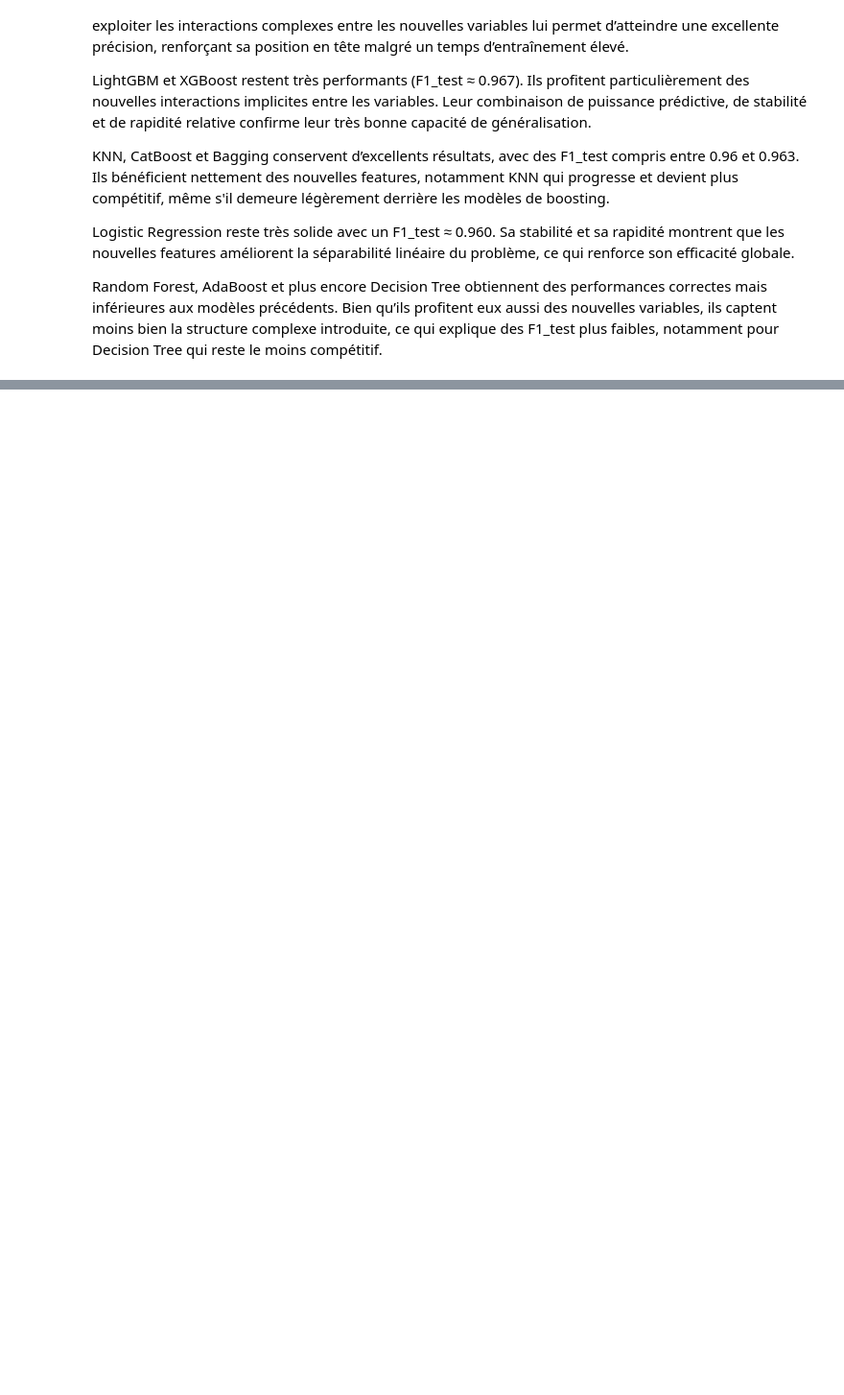
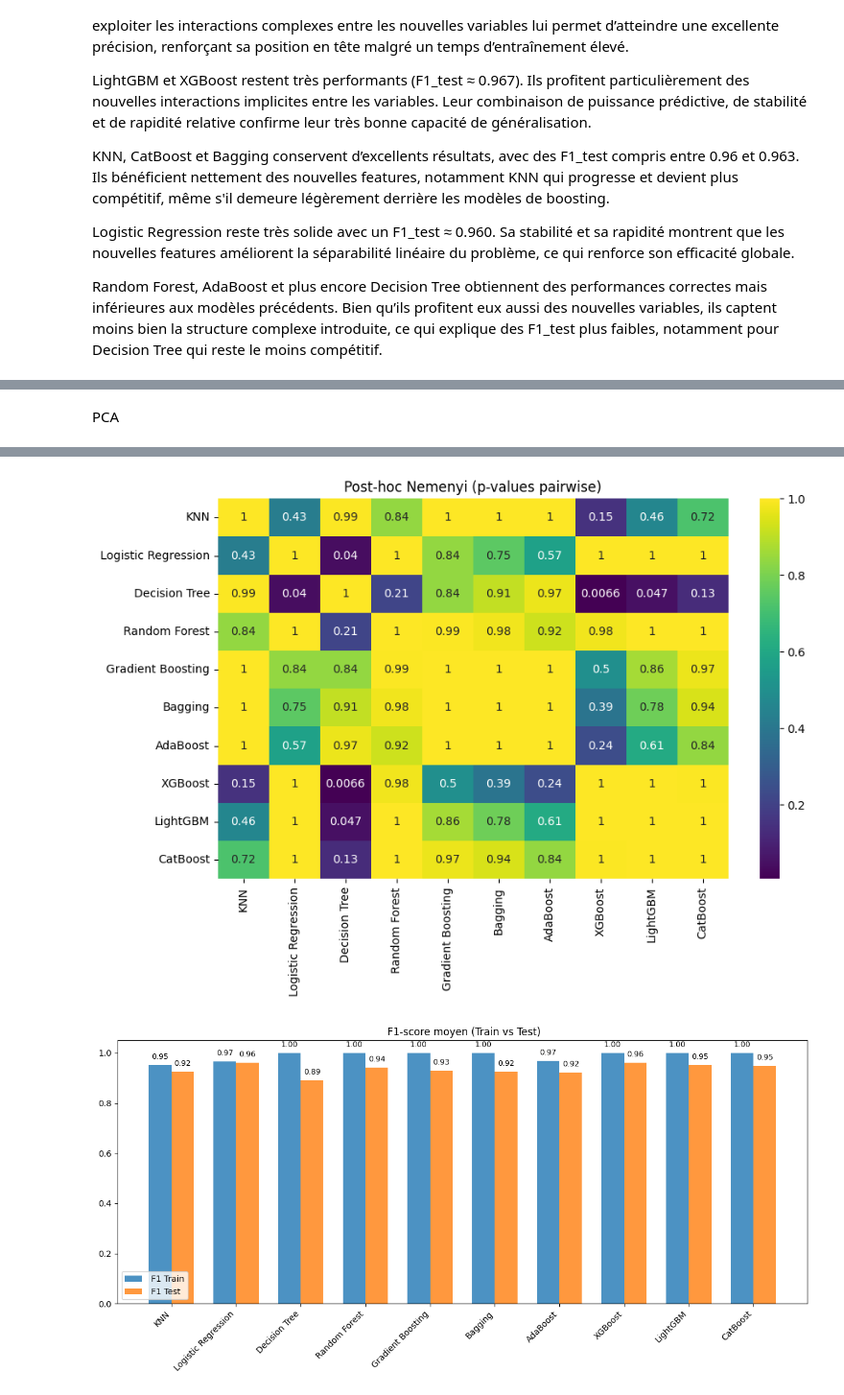
Before and after one commit to tareq92i/Projet-IA--Diagnostic-d-une-cellule-cancereuse-, a Jupyter notebook: Projet_UA3 AMA.ipynb, the cells around one changed output, grey strips where cells are left out. Shown at 96% size. Drawn from its saved outputs; the diff is of its cells as text; code cells hidden in the pictures; blank space fills up the shorter version.

```diff
--- a/Projet_UA3 AMA.ipynb
+++ b/Projet_UA3 AMA.ipynb
@@ -1450,0 +1876,11 @@ df_feature_eng.head()
+# %% [markdown]
+PCA
+# %%
+X_proc, y = advanced_feature_preprocessing_breast_cancer(
+    train,
+    n_features=10,
+    n_components=5,
+    methods=['PCA']
+)
+modelisation_classification_binaire_F1_visualisee(X_proc, y, cv_splits=5)
+# %% [output]
@@ -1450,0 +1987,2 @@ df_feature_eng.head()
+[figure, added]
+[figure, added]
```
Also changed, not shown: parts of 17 cells of this notebook.
